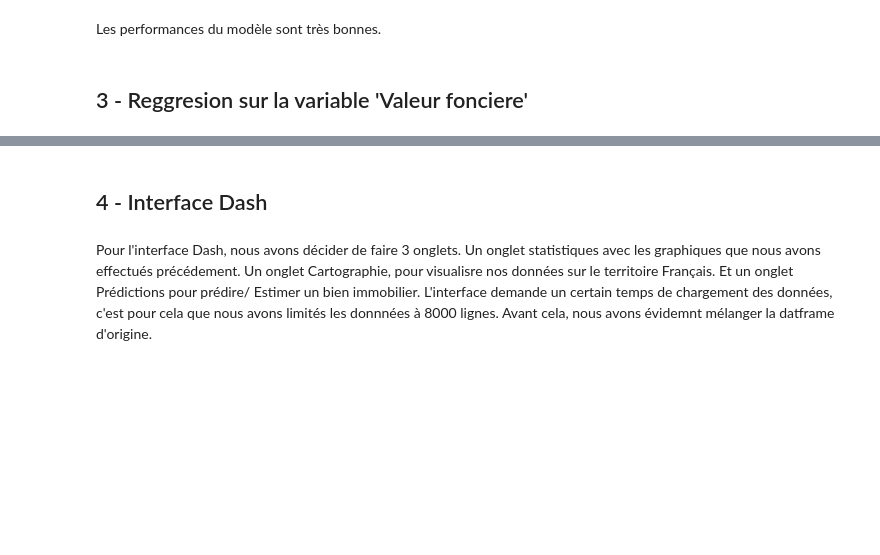
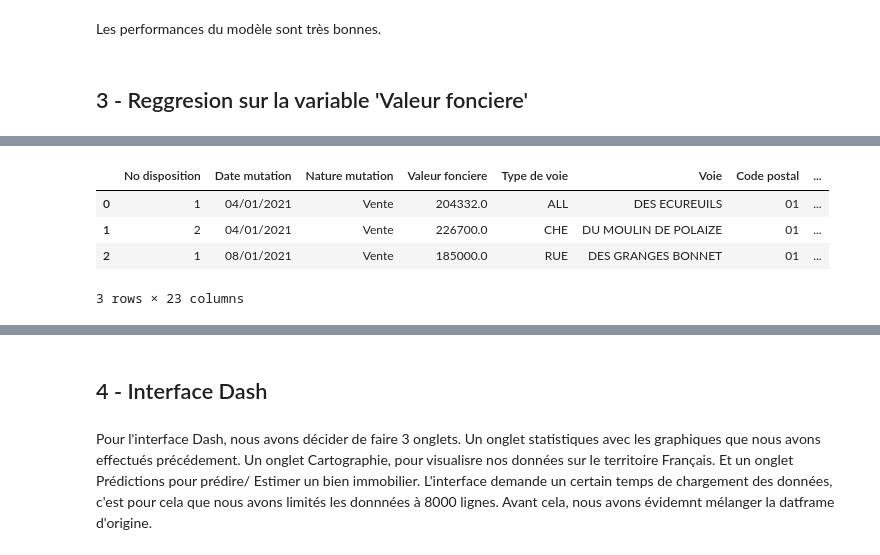
Before and after one commit to dounya-bourhani/ProjetPython, a Jupyter notebook: rapport_analyse.ipynb, the cells around one changed output, grey strips where cells are left out. Saved outputs shown, nothing was run; the diff lists cells and outputs as text; code cells hidden in the pictures; blank space fills up the shorter version.

```diff
--- a/rapport_analyse.ipynb
+++ b/rapport_analyse.ipynb
@@ -376,0 +390,11 @@ Les performances du modèle sont très bonnes.
+# %%
+# pickle de notre dataframe retravaillé, contenant les données open source
+with open('dataframe2.pkl', 'rb') as file:
+    df = pickle.load(file)
+df.head(3)
+# %% [output]
+|  | No disposition | Date mutation | Nature mutation | Valeur fonciere | Type de voie | Voie | Code postal | ... |
+| 0 | 1 | 04/01/2021 | Vente | 204332.0 | ALL | DES ECUREUILS | 01 | ... |
+| 1 | 2 | 04/01/2021 | Vente | 226700.0 | CHE | DU MOULIN DE POLAIZE | 01 | ... |
+| 2 | 1 | 08/01/2021 | Vente | 185000.0 | RUE | DES GRANGES BONNET | 01 | ... |
+3 rows × 23 columns
```
Also changed, not shown: parts of 22 cells of this notebook.
